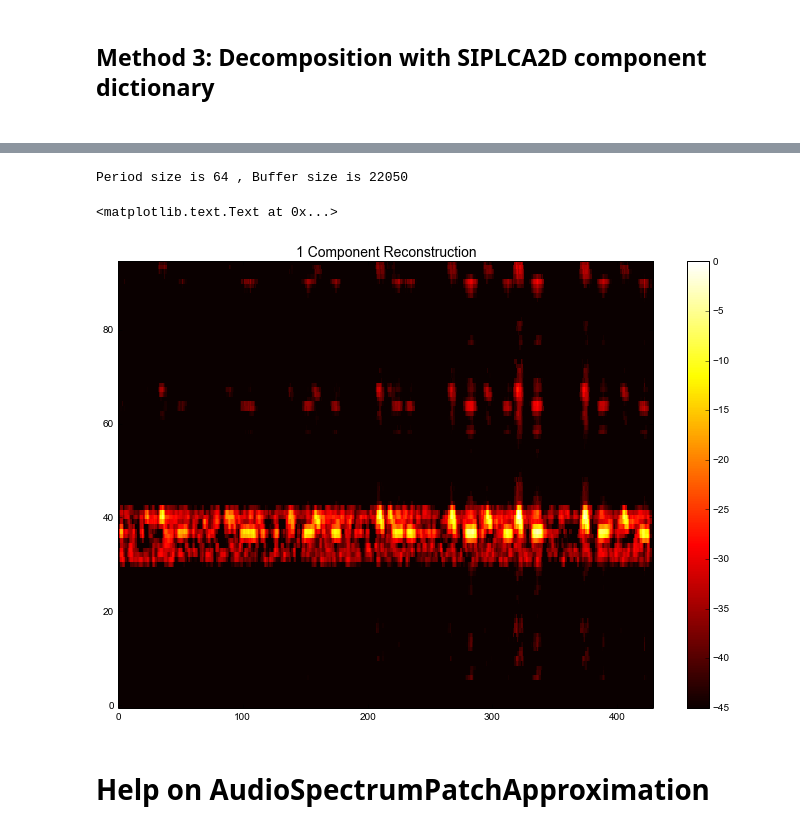
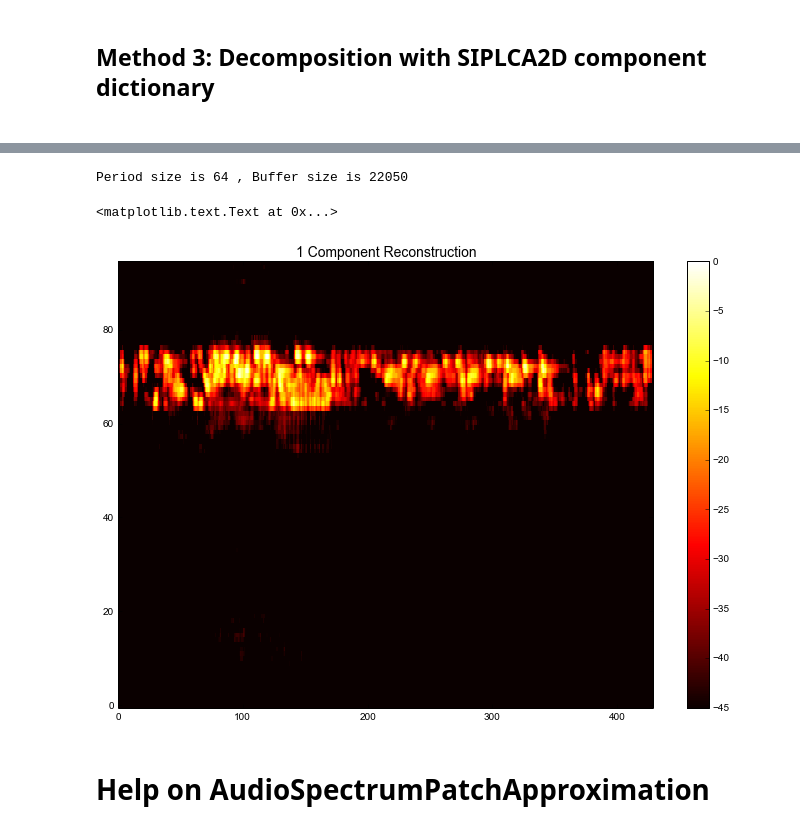
Before and after one commit to bregmanstudio/AudioSpectrumPatchApproximation, a Jupyter notebook: AudioSpectrumPatchApproximation.ipynb, the cells around one changed output, grey strips where cells are left out. Saved outputs shown, nothing was run; the diff lists cells and outputs as text; code cells hidden in the pictures.

```diff
--- a/AudioSpectrumPatchApproximation.ipynb
+++ b/AudioSpectrumPatchApproximation.ipynb
@@ -103,0 +97,22 @@ s3.plot_codes(cbar=True, cmap=cm.hot)
+# %%
+# Learn Non-Negative Components of n x m patches of the constant-Q transform.
+s3 = A.SparseApproxSpectrumPLCA2D(patch_size=(12,8)) # Same idea as above, but with non-negative components
+""" Hyper-parameters:
+alphaW, alphaZ, alphaH : float or appropriately shaped array
+    Dirichlet prior parameters for `W`, `Z`, and `H`.
+    Negative values lead to sparser distributions, positive
+    values makes the distributions more uniform.  Defaults to
+    0 (no prior).
+
+    **Note** that the prior is not parametrized in the
+    standard way where the uninformative prior has alpha=1.
+betaW, betaZ, betaH : non-negative float
+    Entropic prior parameters for `W`, `Z`, and `H`.  Large
+    values lead to sparser distributions.  Defaults to 0 (no
+    prior).
+nu : float
+    Approximation parameter for the Entropic prior.  It's
+    probably safe to leave the default.
+"""
+s3.extract_codes(F, n_components=6, log_amplitude=True, alphaW=0.0, alphaZ=0.0, alphaH=0.0, betaW=0.00, betaZ=0.001, betaH=0.00)
+s3.plot_codes(cbar=True, cmap=cm.hot)
@@ -114,12 +131,12 @@ subplot(212); feature_plot(s3.X_hat, nofig=True, **pargs); title('Sparse Approxi
 # %%
-X_hat = s3.X_hat_l[2] # <- change the patch to reconstruct here
+X_hat = s3.X_hat_l[0] # <- change the patch to reconstruct here
 x_hat = F.inverse(X_hat) #, Phi_hat=(rand(*F.STFT.shape)*2-1)*pi)
 play(balance_signal(x_hat))
 feature_plot(X_hat, **pargs); title('1 Component Reconstruction', fontsize=14)
 # %% [output]
 Period size is 64 , Buffer size is 22050
 <matplotlib.text.Text at 0x...>
-[figure, old version]
+[figure, new version]
 # %% [markdown]
 <h1>Help on AudioSpectrumPatchApproximation</h1>
 # %%
```
Also changed, not shown: parts of 6 cells of this notebook.
